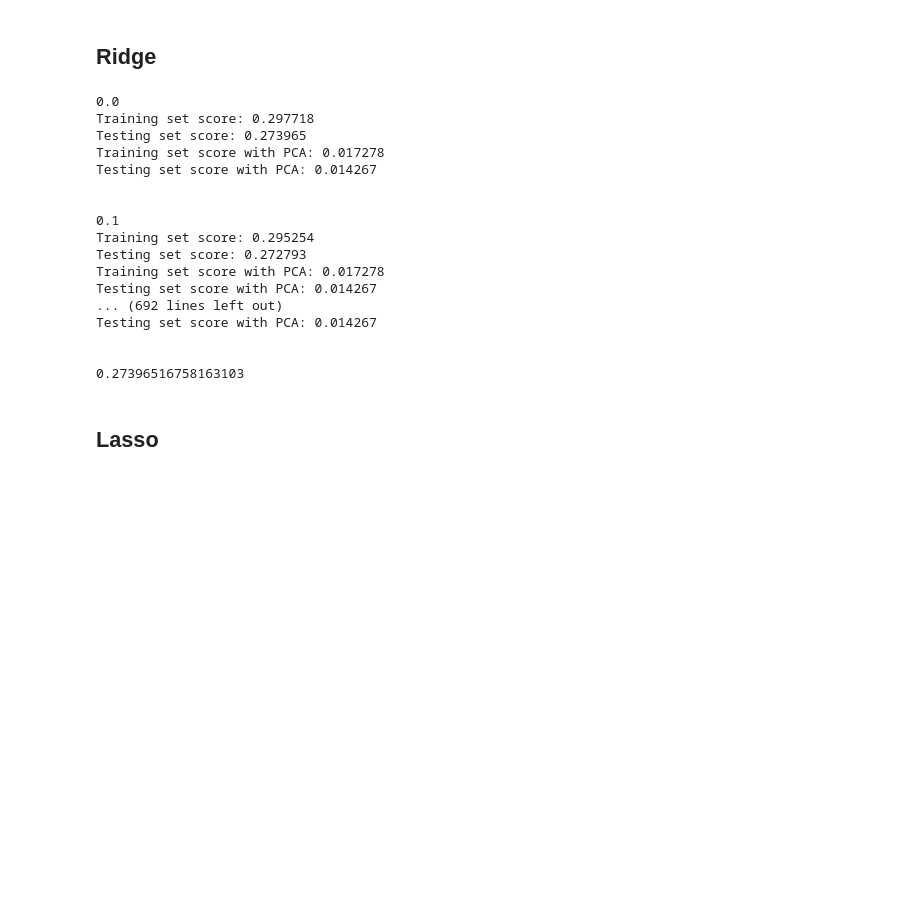
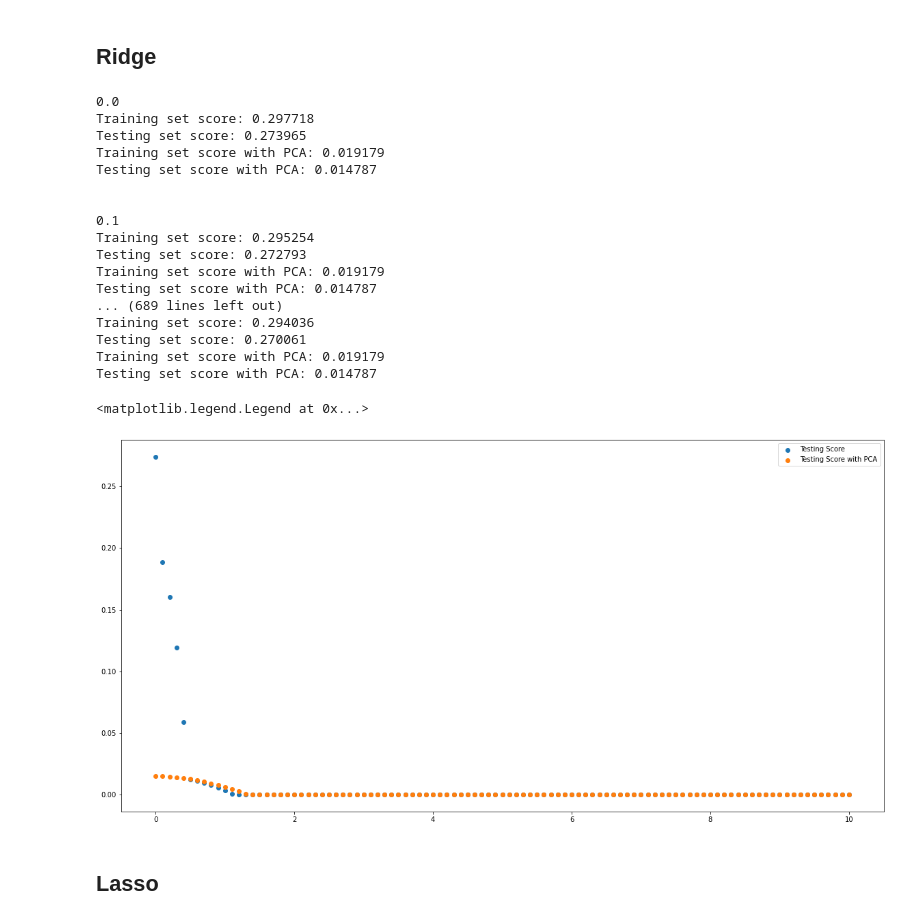
Before and after one commit to avneetgill/ensf544Project, a Jupyter notebook: Project1.2/Q4.1 Regression with dimension reduction.ipynb, the cells around one changed output. Cells and saved outputs as stored; diff of their text form; code cells hidden in the pictures; blank space fills up the shorter version.

```diff
--- a/Project1.2/Q4.1 Regression with dimension reduction.ipynb
+++ b/Project1.2/Q4.1 Regression with dimension reduction.ipynb
@@ -112,7 +148,5 @@ print(alphas)
 # %%
-#k=2
-
-pca = PCA(n_components=2)
+pca = PCA(n_components=3)
 pca.fit(X_train)
 pca_X_train = pca.transform(X_train)
 pca_X_test = pca.transform(X_test)
@@ -138,40 +176,47 @@ ridge_tr_score = list()
 ridge_tst_score = list()
 ridge_pca_tr_score = list()
 ridge_pca_tst_score = list()
 
 for alpha in alphas:
     print(alpha)
     ridge = Ridge(alpha = alpha).fit(X_train, y_train)
     ridge_pca = Ridge(alpha = alpha).fit(pca_X_train, y_train)
 
     print("Training set score: %f" % ridge.score(X_train, y_train))
     ridge_tr_score.append(ridge.score(X_train, y_train))
     print("Testing set score: %f" % ridge.score(X_test, y_test))
     ridge_tst_score.append(ridge.score(X_test, y_test))
 
     print("Training set score with PCA: %f" % ridge_pca.score(pca_X_train, y_train))
     ridge_pca_tr_score.append(ridge_pca.score(pca_X_train, y_train))
     print("Testing set score with PCA: %f" % ridge_pca.score(pca_X_test, y_test))
     ridge_pca_tst_score.append(ridge_pca.score(pca_X_test, y_test))
 
     print('\n')
 
-print(max(ridge_tst_score))
+df = pd.DataFrame(list(zip(alphas,lasso_tst_score, lasso_PCA_tst_score)), columns =['alphas','Testing Score', 'Testing Score with PCA'])
+fig, ax = plt.subplots(figsize=(20, 10))
+ax.scatter(df['alphas'],df['Testing Score'],label='Testing Score')
+ax.scatter(df['alphas'],df['Testing Score with PCA'],label='Testing Score with PCA')
+ax.legend()
+#print(max(ridge_tst_score))
 # %% [output]
 0.0
 Training set score: 0.297718
 Testing set score: 0.273965
-Training set score with PCA: 0.017278
-Testing set score with PCA: 0.014267
+Training set score with PCA: 0.019179
+Testing set score with PCA: 0.014787
 
 
 0.1
 Training set score: 0.295254
 Testing set score: 0.272793
-Training set score with PCA: 0.017278
-Testing set score with PCA: 0.014267
-... (692 lines left out)
-Testing set score with PCA: 0.014267
-
-
-0.27396516758163103
+Training set score with PCA: 0.019179
+Testing set score with PCA: 0.014787
+... (689 lines left out)
+Training set score: 0.294036
+Testing set score: 0.270061
+Training set score with PCA: 0.019179
+Testing set score with PCA: 0.014787
+<matplotlib.legend.Legend at 0x...>
+[figure, added]
```
Also changed, not shown: parts of 9 cells of this notebook.
